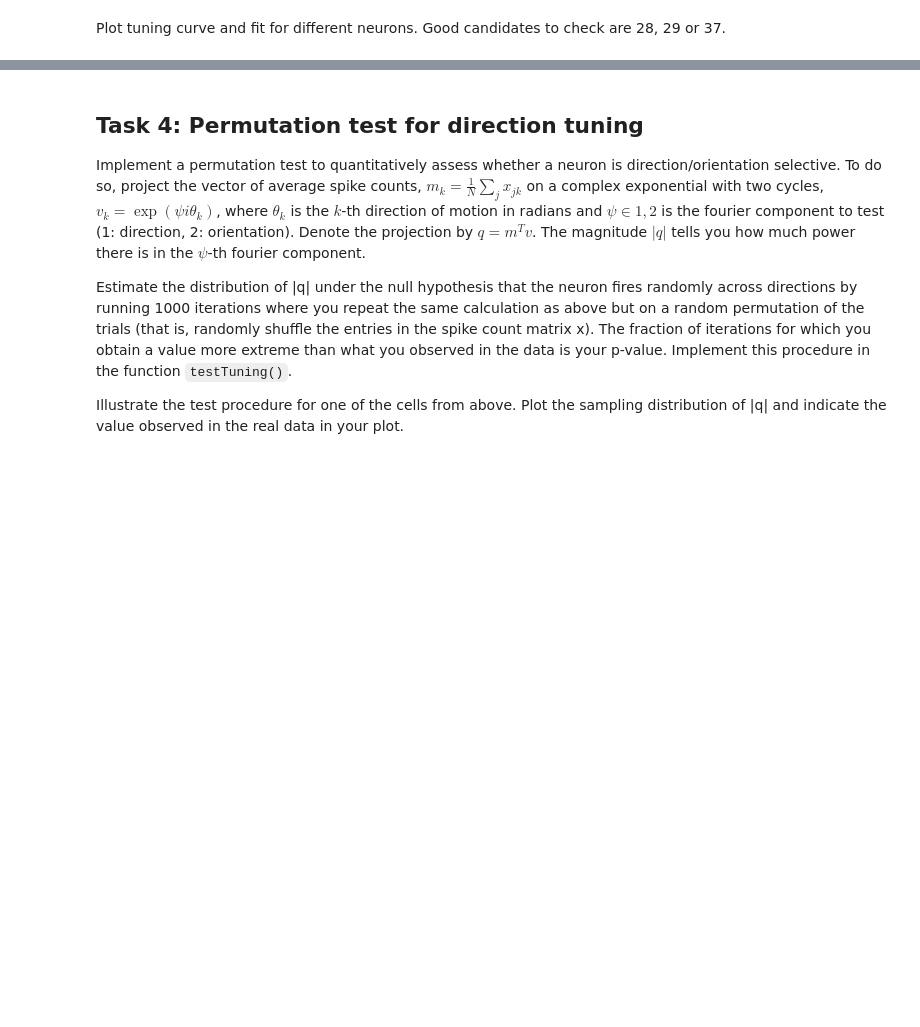
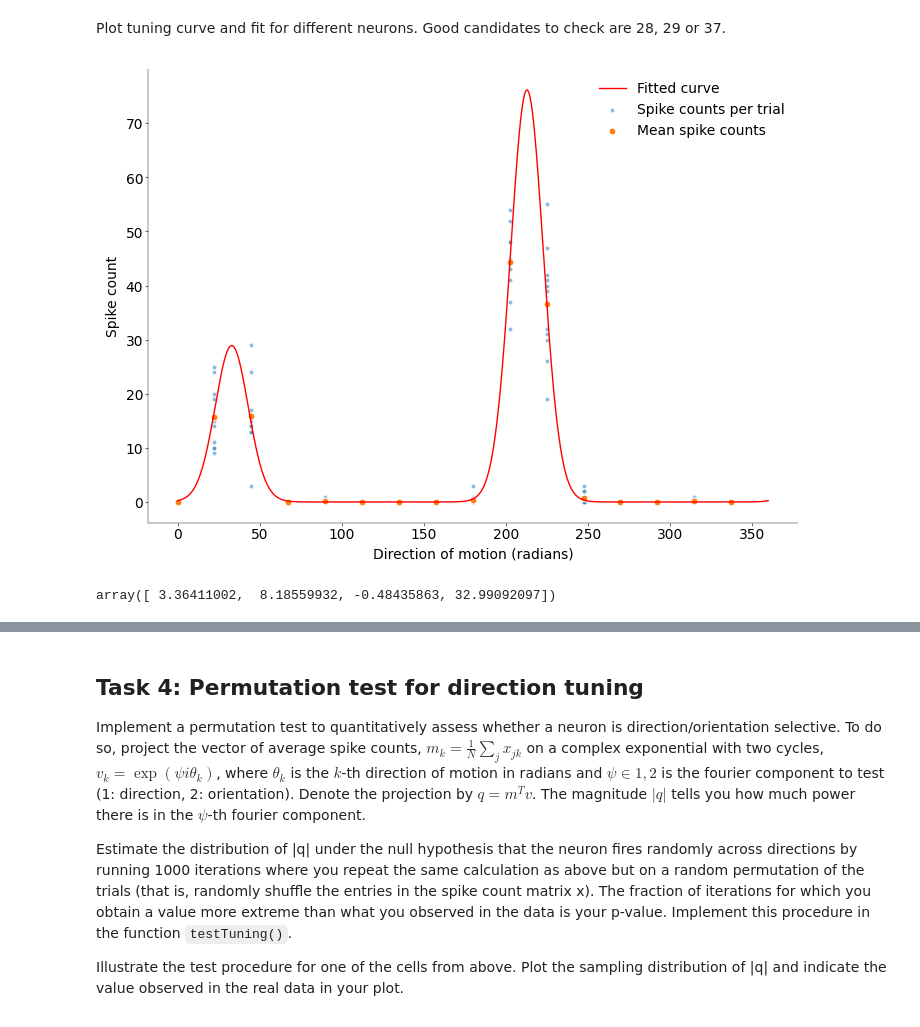
Before and after one commit to madhavi2104/Neural_Data_Science, a Jupyter notebook: CodingLab4.ipynb, the cells around one changed output, grey strips where cells are left out. Saved outputs shown, nothing was run; the diff lists cells and outputs as text; code cells hidden in the pictures; blank space fills up the shorter version.

```diff
--- a/CodingLab4.ipynb
+++ b/CodingLab4.ipynb
@@ -316,19 +442,41 @@ def tuningCurve(counts: np.ndarray, dirs: np.ndarray, show: bool = True) -> np.n
     # fit the von Mises tuning curve to the spike counts (0.5 pts)
     # ------------------------------------------------------------
 
-    if show == True:
-        # -----------------------------------------------
-        # plot the data and fitted tuning curve (0.5 pts)
-        # -----------------------------------------------
+    # compute the spike count matrix
+    spike_count_matrix = np.reshape(counts, (nDirs, nTrials))
+    spike_count_matrix = spike_count_matrix.T
 
+    # fit the von Mises tuning curve to the spike counts
+    p = opt.curve_fit(vonMises, np.unique(dirs), np.mean(spike_count_matrix, axis=0))[0]
+
+    if show:
         fig, ax = plt.subplots(figsize=(7, 5))
 
-        # the plot should contain both the data and the fitted curve
-        # using seaborn makes this really easy
+        ax.set_xlabel("Direction of motion (radians)")
+        ax.set_ylabel("Spike count")
 
-        return
-    else:
-        return p
+        # Plot the fitted tuning curve
+        X = np.linspace(0, 360, 1000)
+        ax.plot(X, vonMises(X, *p), color="red", label="Fitted curve")
+
+        # Plot the spike counts per trial
+        sns.scatterplot(
+            x=dirs, y=counts, ax=ax, alpha=0.5, label="Spike counts per trial"
+        )
+
+        # Plot the mean spike counts
+        sns.scatterplot(
+            x=np.unique(dirs),
+            y=np.mean(spike_count_matrix, axis=0),
+            ax=ax,
+            s=100,
+            label="Mean spike counts",
+        )
+
+        ax.legend()
+        plt.show()
+
+    return p
 # %% [markdown]
 Plot tuning curve and fit for different neurons. Good candidates to check are 28, 29 or 37.
 # %%
@@ -359,10 +507,14 @@ def get_data(spikes, neuron):
 # %%
 # ---------------------------------------------------------
 # plot tuning curve and fit for different neurons (0.5 pts)
 # ---------------------------------------------------------
 
 dirs, counts = get_data(spikes, 28)
 # add plot
+tuningCurve(counts, dirs, True)
+# %% [output]
+[figure, added]
+array([ 3.36411002,  8.18559932, -0.48435863, 32.99092097])
 # %%
 dirs, counts = get_data(spikes, 29)
 # add plot
```
Also changed, not shown: parts of 15 cells of this notebook.
